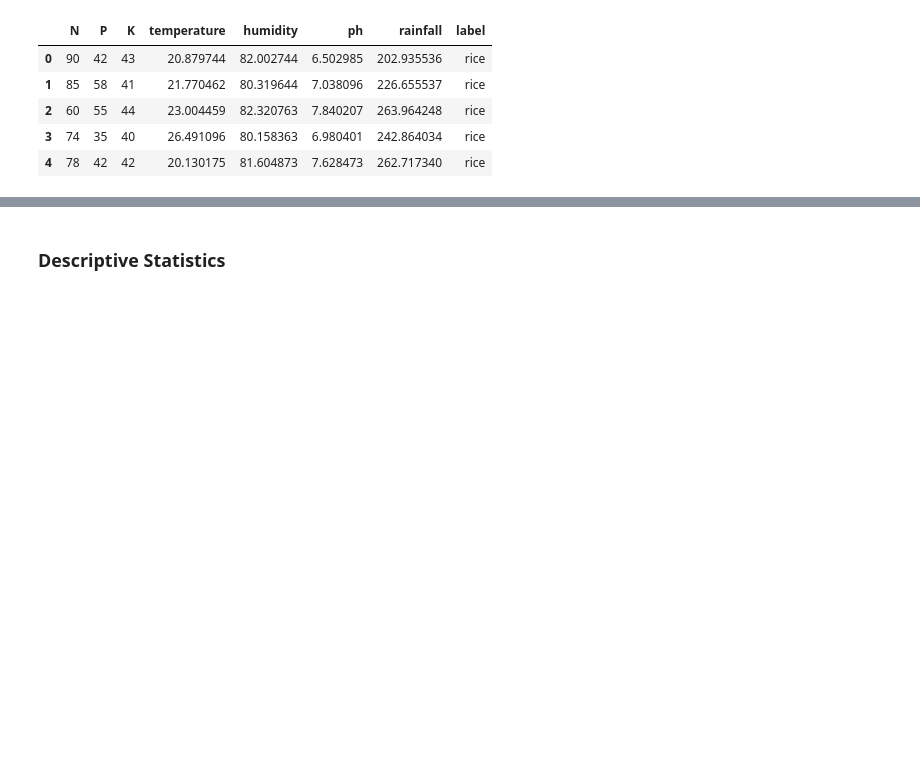
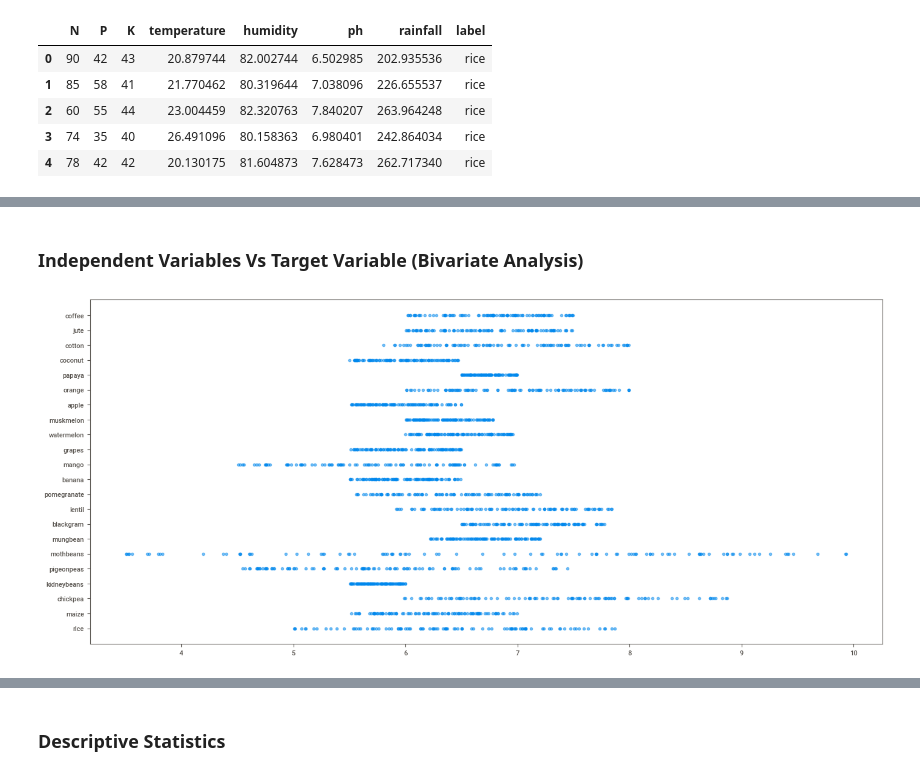
Before and after one commit to snehavaragiri/AgricultureProduction, a Jupyter notebook: Optimizing Agricultural Production.ipynb, the cells around one changed output, grey strips where cells are left out. Saved outputs shown, nothing was run; the diff lists cells and outputs as text; code cells hidden in the pictures; blank space fills up the shorter version.

```diff
--- a/Optimizing Agricultural Production.ipynb
+++ b/Optimizing Agricultural Production.ipynb
@@ -78,0 +246,7 @@ Name: label, dtype: int64
+# %% [markdown]
+### Independent Variables Vs Target Variable (Bivariate Analysis)
+# %%
+plt.scatter(data['ph'], data['label'],alpha=0.5)
+plt.show()
+# %% [output]
+[figure, added]
```
Also changed, not shown: parts of 53 cells of this notebook.
